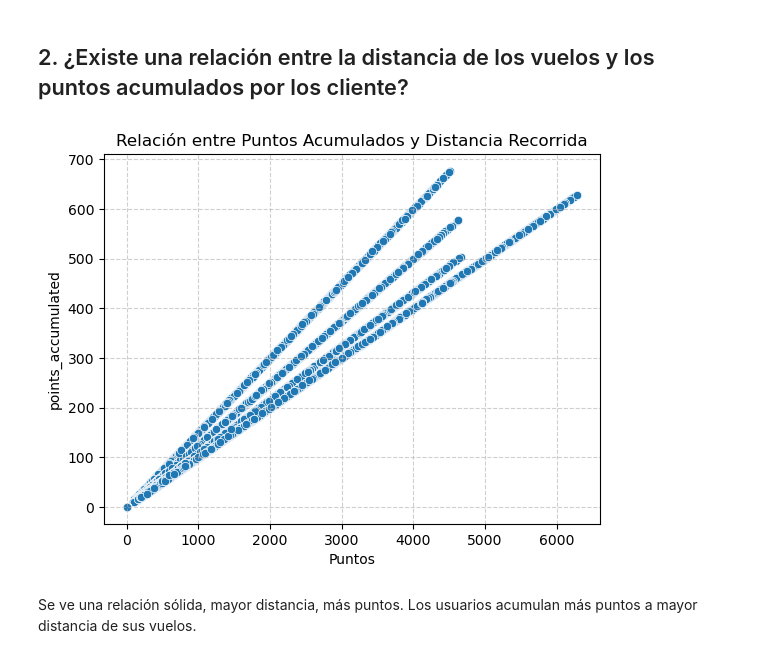
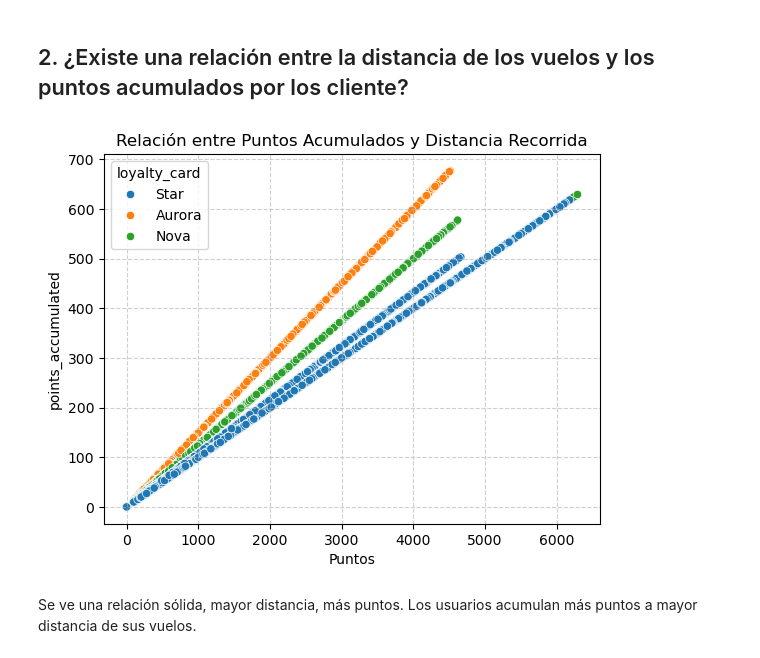
Before and after one commit to Adalab/bda-modulo-3-evaluacion-final-ganton89, a Jupyter notebook: Examen_modulo3.ipynb, the cells around one changed output. Cells and saved outputs as stored; diff of their text form; code cells hidden in the pictures.

```diff
--- a/Examen_modulo3.ipynb
+++ b/Examen_modulo3.ipynb
@@ -75,7 +75,7 @@ def check(df):
         for columna in columnas_cat:
             if df[columna].isnull().any():
                 print(f"Revisando {columna}")
-                print(df[columna].value_counts())
+                print(df[columna].value_counts())  #mode()[0]
                 print("")
         print(f"\n-----------------------------\n")
         return
@@ -152,6 +152,8 @@ def tratar_null(df):
                 # Demasiados nulos: se puede optar por eliminar o marcar aparte
                 print(f"Columna {col} tiene {por:.0f}% nulos. Considerar eliminarla o analizarla aparte.")
                 df.drop(df[col], axis=1, inplace=True)
+                #df[col] = df.drop(df[col], axis=1, inplace=True)
+
 
             #Si el porcentaje es de X se podria comparar aqui y tratar
             #Ahora comprobación de columas de tipo numérico
@@ -161,17 +163,19 @@ def tratar_null(df):
                 print(f"No hay nulos en: {col} ")
 
         else:
-            if por < 30:
+            if por < 20:
                 # Pocos nulos: imputar con la media
                 print(f"Tratando columna: {col} ({por:.0f}% nulos) -> Media")
                 imputer = SimpleImputer(strategy='mean')
                 df[col] = imputer.fit_transform(df[[col]])
 
-            elif 31 <= por < 70:
+            elif 21 <= por < 70:
                 # Porcentaje medio-alto de nulos: imputar con KNN
                 print(f"Tratando columna: {col} ({por:.0f}% nulos) -> KNNImputer")
                 imputer_knn = KNNImputer(n_neighbors=5)
                 df[col] = imputer_knn.fit_transform(df[[col]])
+
+                # Cambio
 
             elif por > 71:
             # Demasiados nulos: imputar con un valor neutro o eliminar
@@ -389,13 +413,13 @@ Las reservas de vuelos se disparan en Julio, seguido de junio y agosto. también
 ## 2. ¿Existe una relación entre la distancia de los vuelos y los puntos acumulados por los cliente?
 # %%
 # Visualización de dos variables numericas (scatter pot)
-sns.scatterplot(x=df_sky['distance'], y=df_sky['points_accumulated'])
+sns.scatterplot(x=df_sky['distance'], y=df_sky['points_accumulated'], hue=df_sky['loyalty_card'])
 plt.xlabel('Distancia')
 plt.xlabel('Puntos')
 plt.title('Relación entre Puntos Acumulados y Distancia Recorrida')
 plt.grid(True, linestyle='--', alpha=0.6)
 # %% [output]
-[figure, old version]
+[figure, new version]
 # %% [markdown]
 Se ve una relación sólida, mayor distancia, más puntos.
 Los usuarios acumulan más puntos a mayor distancia de sus vuelos.
```
Also changed, not shown: parts of 6 cells of this notebook.
